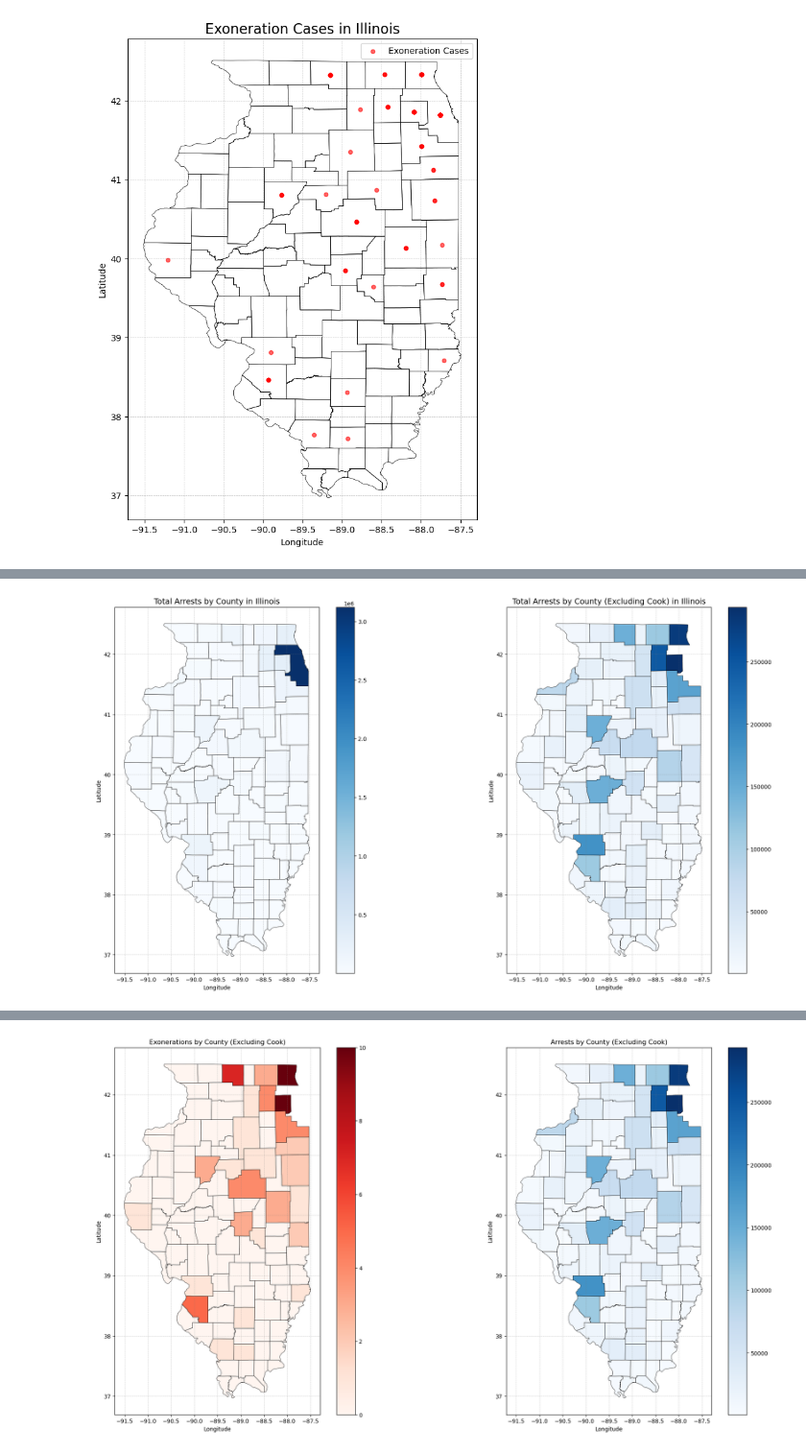
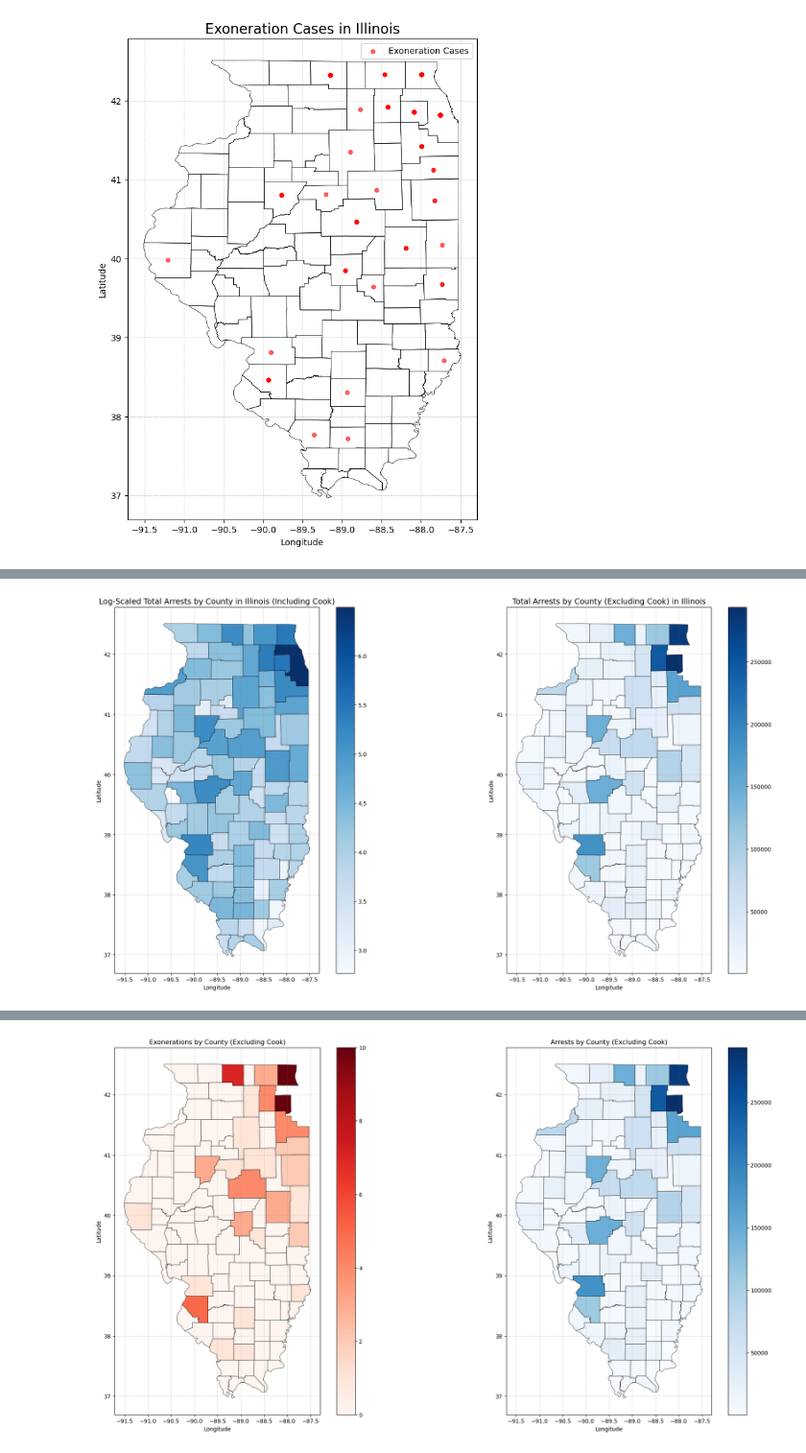
Before and after one commit to courtneyrgreen/dsan5000_final_project, a Jupyter notebook: technical-details/eda/main.ipynb, the cells around one changed output, grey strips where cells are left out. Shown at 96% size. Saved outputs shown, nothing was run; the diff lists cells and outputs as text; code cells hidden in the pictures.

```diff
--- a/technical-details/eda/main.ipynb
+++ b/technical-details/eda/main.ipynb
@@ -159,4 +158,5 @@ plt.show()
 # %%
+# Load aggregated arrests data
 aggregated_data = pd.read_csv('../../data/processed-data/aggregated_arrests_2001_to_2021.csv')
 aggregated_data_melted = aggregated_data.melt(id_vars='race', var_name='county', value_name='total_arrests')
 
@@ -165,54 +165,52 @@ total_arrests_by_county = aggregated_data_melted.groupby('county')['total_arrest
 
 # Ensure county names are consistent
 total_arrests_by_county['county'] = total_arrests_by_county['county'].str.strip().str.title()
-illinois_counties['county'] = illinois_counties['county'].str.strip().str.title()
 
 # Merge total arrests data with the shapefile
-merged_total_arrests = illinois_counties.merge(
-    total_arrests_by_county,
-    on='county',
-    how='left'
-)
+merged_total_arrests = illinois_counties.merge(total_arrests_by_county, on='county', how='left')
 
 # Fill NaN values with 0 for counties without data
 merged_total_arrests['total_arrests'] = merged_total_arrests['total_arrests'].fillna(0)
 
-# Filter out Cook County
+# Apply log scaling to arrests data for the map including Cook County
+merged_total_arrests['log_total_arrests'] = np.log10(merged_total_arrests['total_arrests'] + 1)  # Add 1 to avoid log(0)
+
+# Filter out Cook County for the map excluding it
 filtered_total_arrests = merged_total_arrests[merged_total_arrests['county'] != 'Cook']
 
 # Create side-by-side plots
 fig, axes = plt.subplots(1, 2, figsize=(20, 10), constrained_layout=True)
 
-# Plot the gradient map for total arrests by county (including all counties)
+# Plot the gradient map for total arrests by county (including Cook County with log scale)
 merged_total_arrests.plot(
-    column='total_arrests',
-    cmap='Blues',  #
+    column='log_total_arrests',  # Use log-scaled data
+    cmap='Blues',
     linewidth=0.5,
     edgecolor='black',
     ax=axes[0],
     legend=True
 )
-axes[0].set_title("Total Arrests by County in Illinois", fontsize=14)
+axes[0].set_title("Log-Scaled Total Arrests by County in Illinois (Including Cook)", fontsize=14)
 axes[0].set_xlabel("Longitude")
 axes[0].set_ylabel("Latitude")
 axes[0].grid(color='gray', linestyle='--', linewidth=0.5, alpha=0.5)
 
-# Plot the gradient map excluding Cook County
+# Plot the gradient map for total arrests by county (excluding Cook County with linear scale)
 filtered_total_arrests.plot(
-    column='total_arrests',
+    column='total_arrests',  # Use linear-scaled data
     cmap='Blues',
     linewidth=0.5,
     edgecolor='black',
     ax=axes[1],
     legend=True
 )
 axes[1].set_title("Total Arrests by County (Excluding Cook) in Illinois", fontsize=14)
 axes[1].set_xlabel("Longitude")
 axes[1].set_ylabel("Latitude")
 axes[1].grid(color='gray', linestyle='--', linewidth=0.5, alpha=0.5)
 
 # Show the side-by-side maps
 plt.show()
 # %% [output]
-[figure, old version]
+[figure, new version]
 # %%
```
Also changed, not shown: parts of 15 cells of this notebook, 5 other files.
